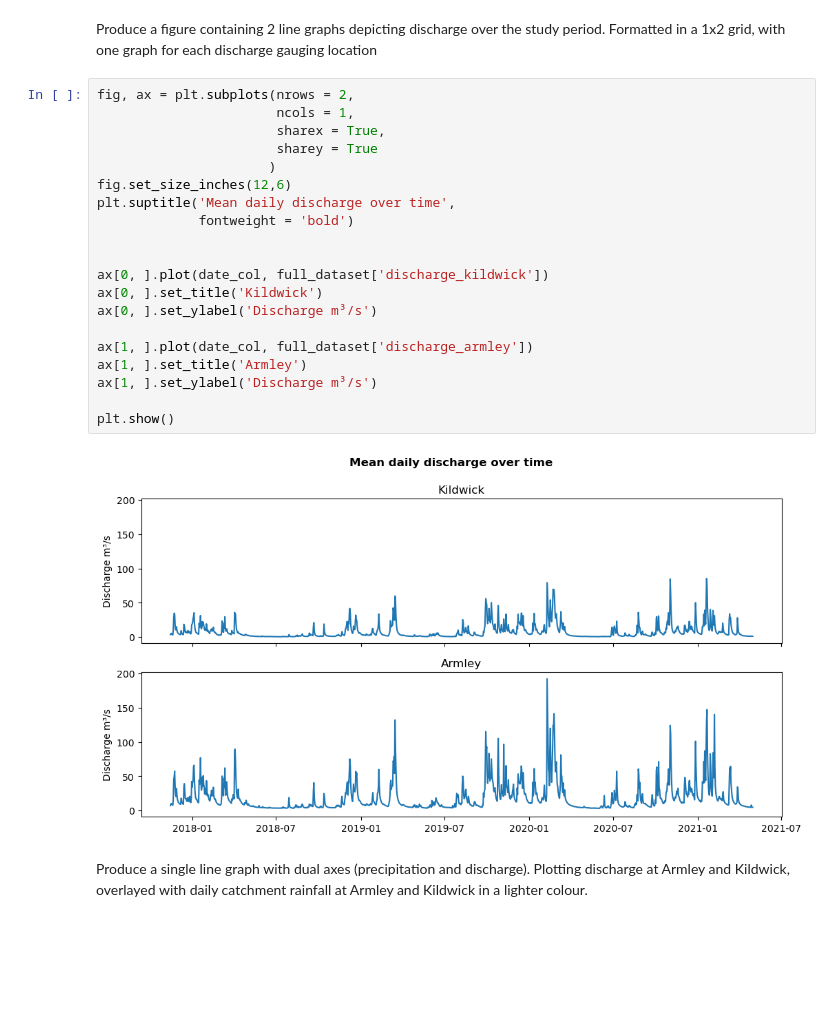
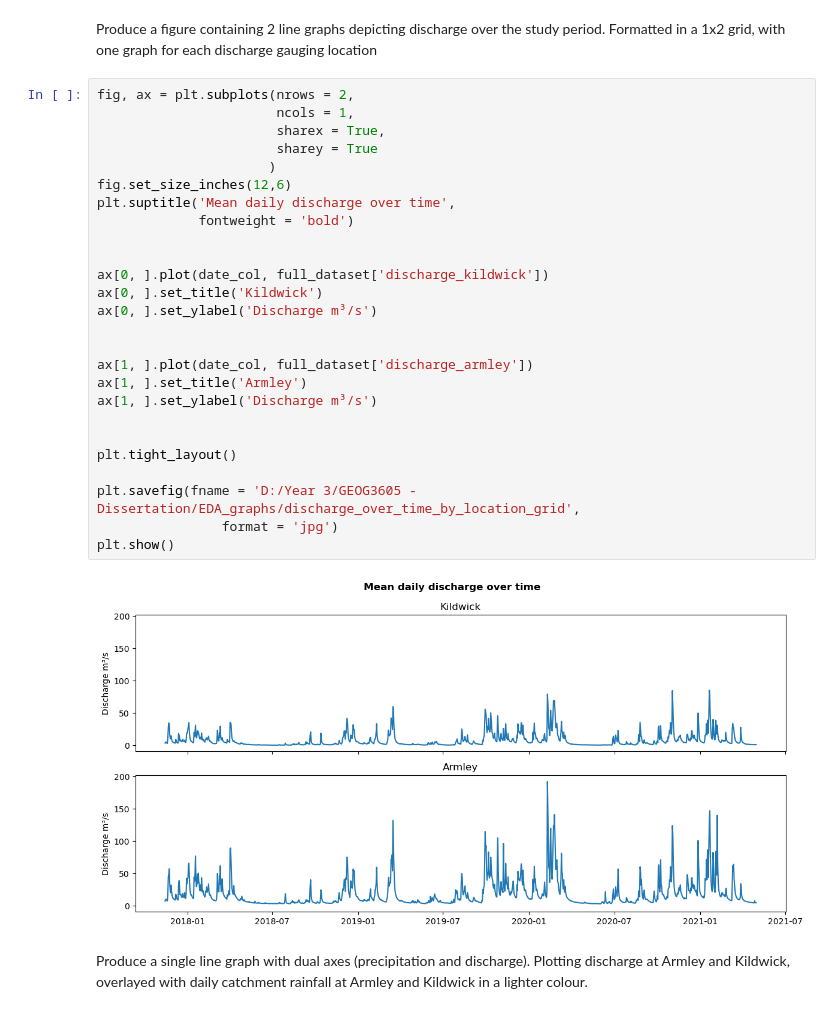
Before and after one commit to twrighta/Dissertation, a Jupyter notebook: Dissertation_EDA.ipynb, the cells around one changed output. Saved outputs shown, nothing was run; the diff lists cells and outputs as text; blank space fills up the shorter version.

```diff
--- a/Dissertation_EDA.ipynb
+++ b/Dissertation_EDA.ipynb
@@ -350,25 +515,31 @@ Produce a figure containing 2 line graphs depicting discharge over the study per
 # %%
 fig, ax = plt.subplots(nrows = 2,
                        ncols = 1,
                        sharex = True,
                        sharey = True
                       )
 fig.set_size_inches(12,6)
 plt.suptitle('Mean daily discharge over time',
              fontweight = 'bold')
 
 
 ax[0, ].plot(date_col, full_dataset['discharge_kildwick'])
 ax[0, ].set_title('Kildwick')
 ax[0, ].set_ylabel('Discharge m³/s')
 
+
 ax[1, ].plot(date_col, full_dataset['discharge_armley'])
 ax[1, ].set_title('Armley')
 ax[1, ].set_ylabel('Discharge m³/s')
 
+
+plt.tight_layout()
+
+plt.savefig(fname = 'D:/Year 3/GEOG3605 - Dissertation/EDA_graphs/discharge_over_time_by_location_grid',
+                format = 'jpg')
 plt.show()
 # %% [output]
-[figure, old version]
+[figure, new version]
 # %% [markdown]
 Produce a single line graph with dual axes (precipitation and discharge). Plotting discharge at Armley and Kildwick, overlayed with daily catchment rainfall at Armley and Kildwick in a lighter colour.
 # %%
```
Also changed, not shown: parts of 22 cells of this notebook.
